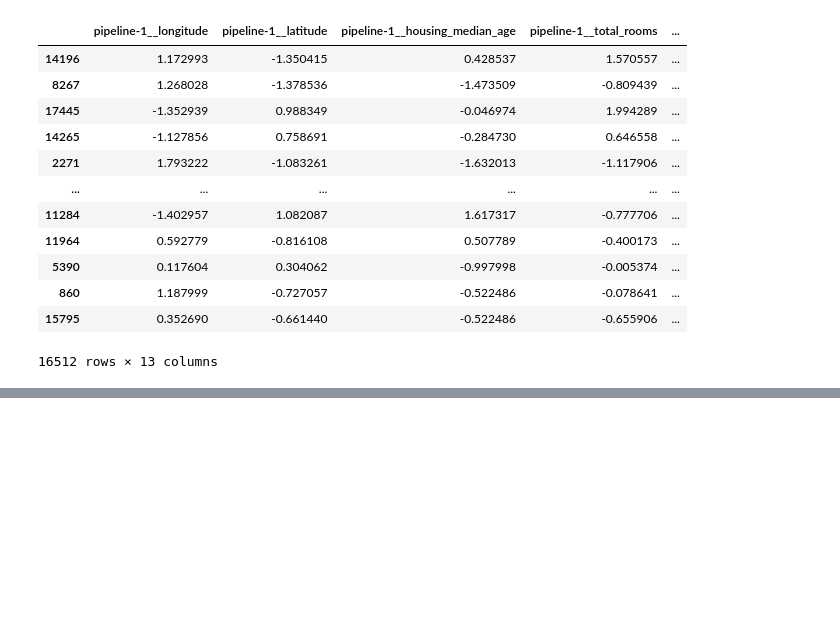
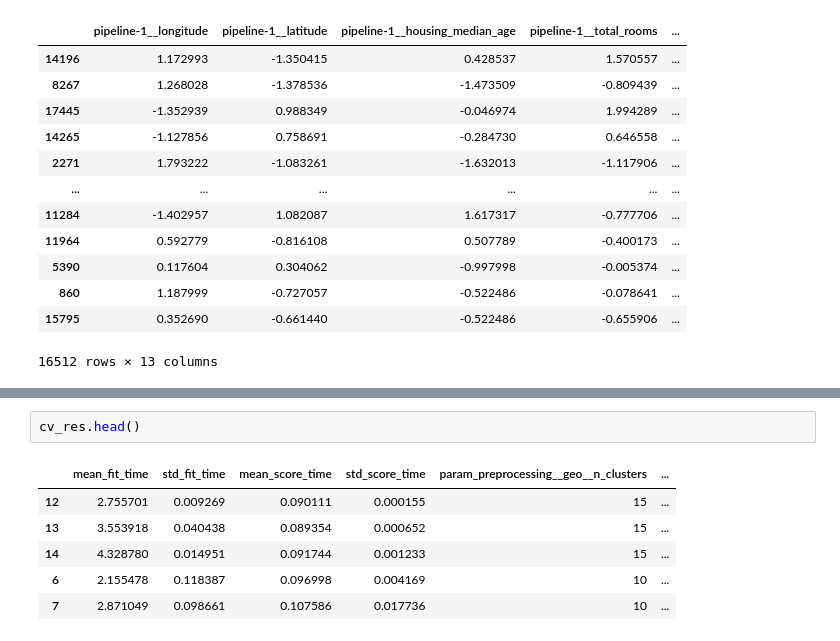
Before and after one commit to bundela05/mlcodez, a Jupyter notebook: ai and ml/code/stratifiedRandomSampling.ipynb, the cells around one changed output, grey strips where cells are left out. Saved outputs shown, nothing was run; the diff lists cells and outputs as text; blank space fills up the shorter version.

```diff
--- a/ai and ml/code/stratifiedRandomSampling.ipynb
+++ b/ai and ml/code/stratifiedRandomSampling.ipynb
@@ -412,0 +654,9 @@ pd.DataFrame(housing_prepared , columns=preprocessing.get_feature_names_out() ,
+# %%
+cv_res.head()
+# %% [output]
+|  | mean_fit_time | std_fit_time | mean_score_time | std_score_time | param_preprocessing__geo__n_clusters | ... |
+| 12 | 2.755701 | 0.009269 | 0.090111 | 0.000155 | 15 | ... |
+| 13 | 3.553918 | 0.040438 | 0.089354 | 0.000652 | 15 | ... |
+| 14 | 4.328780 | 0.014951 | 0.091744 | 0.001233 | 15 | ... |
+| 6 | 2.155478 | 0.118387 | 0.096998 | 0.004169 | 10 | ... |
+| 7 | 2.871049 | 0.098661 | 0.107586 | 0.017736 | 10 | ... |
```
Also changed, not shown: parts of 29 cells of this notebook, 1 other file.
